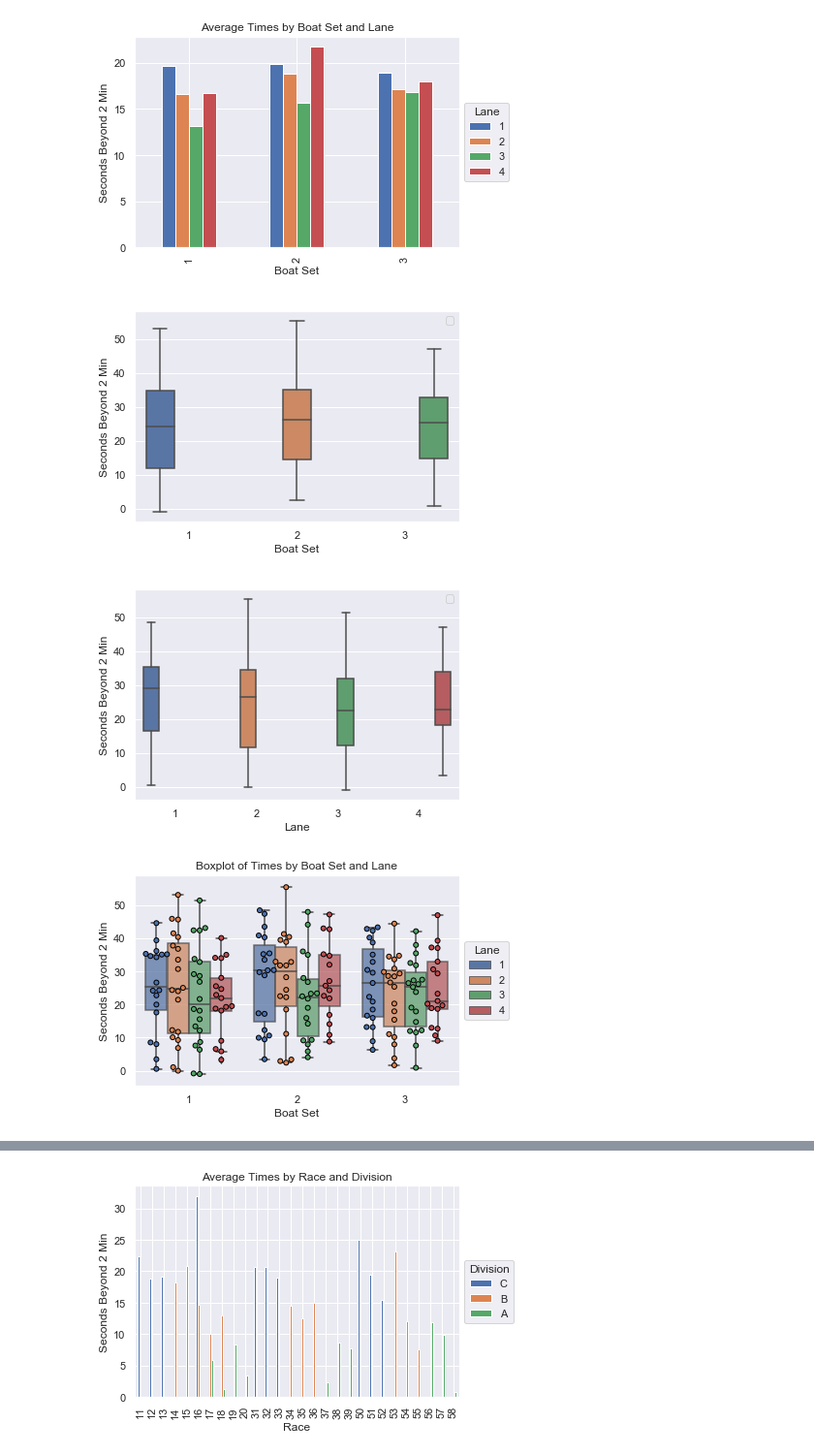
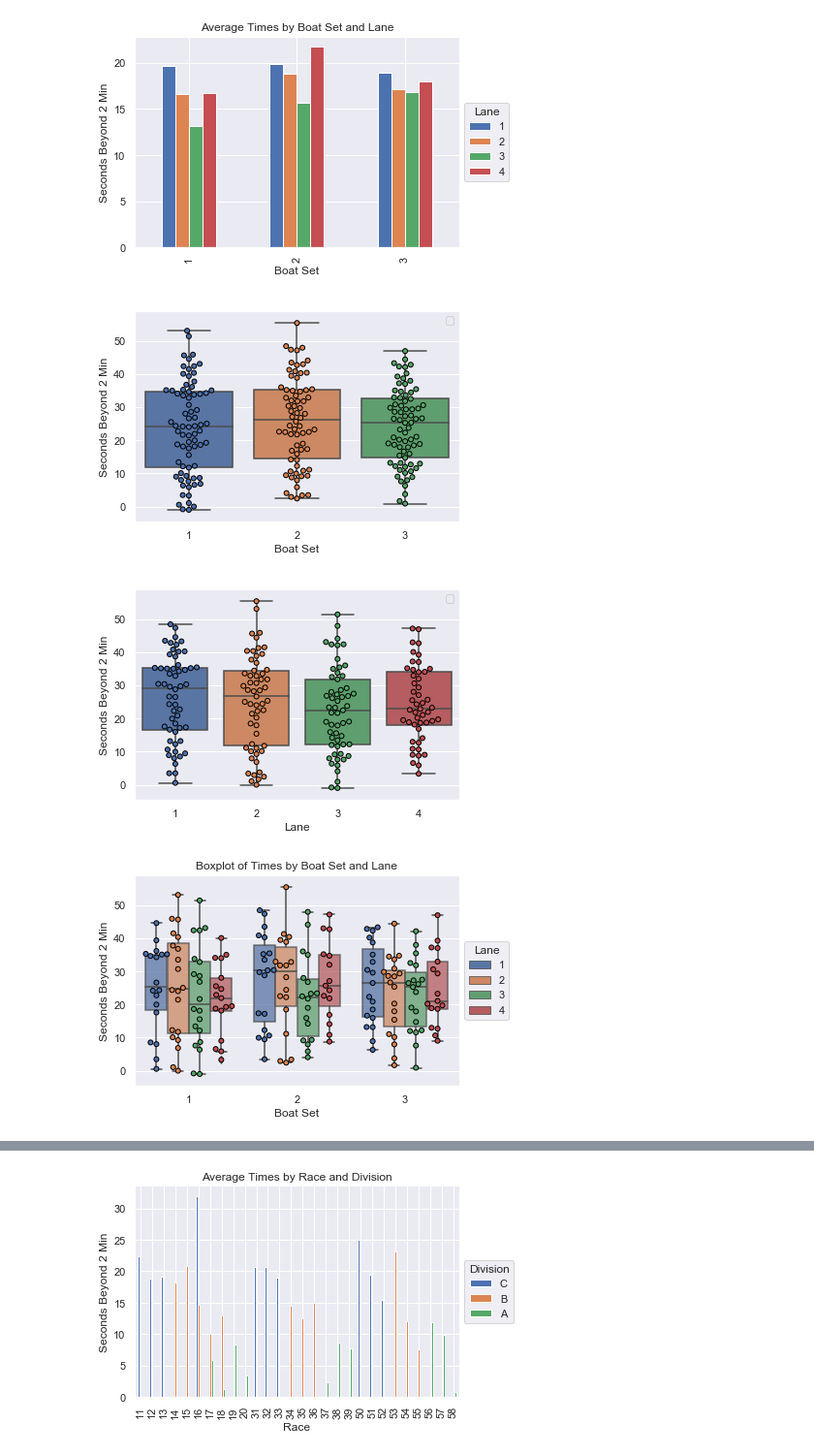
Before and after one commit to AMWen/dragon_boat, a Jupyter notebook: BostonFestival2019.ipynb, the cells around one changed output, grey strips where cells are left out. Shown: that part at 97% size. Cells and saved outputs as stored; diff of their text form; code cells hidden in the pictures.

```diff
--- a/BostonFestival2019.ipynb
+++ b/BostonFestival2019.ipynb
@@ -243,31 +243,33 @@ Name: Seconds, dtype: float64
 # %%
 ## What if you do boxplot and look at median times?
 ## Boxplot of times according to set of boats
-sns.boxplot(x='Boat', y='Seconds', data=bostondb, hue='Boat')
+sns.boxplot(x='Boat', y='Seconds', data=bostondb)
+sns.swarmplot(x='Boat', y='Seconds', data=bostondb, dodge=True, edgecolor='black', linewidth=1)
 plt.xlabel('Boat Set')
 plt.ylabel('Seconds Beyond 2 Min')
 plt.legend('')
 plt.show()
 
 ## Boxplot of times according to lane
-sns.boxplot(x='Lane', y='Seconds', data=bostondb, hue='Lane')
+sns.boxplot(x='Lane', y='Seconds', data=bostondb)
+sns.swarmplot(x='Lane', y='Seconds', data=bostondb, dodge=True, edgecolor='black', linewidth=1)
 plt.xlabel('Lane')
 plt.ylabel('Seconds Beyond 2 Min')
 plt.legend('')
 plt.show()
 
 ## Boxplot of times according to both set of boats and lane
 ax = sns.boxplot(x='Boat', y='Seconds', data=bostondb, hue='Lane', boxprops=dict(alpha=0.75))
 sns.swarmplot(x='Boat', y='Seconds', data=bostondb, hue='Lane', dodge=True, edgecolor='black', linewidth=1)
 handles, labels = ax.get_legend_handles_labels()
 plt.xlabel('Boat Set')
 plt.ylabel('Seconds Beyond 2 Min')
 plt.title('Boxplot of Times by Boat Set and Lane')
 plt.legend(loc='center left', bbox_to_anchor=(1, 0.5), title='Lane', handles=handles[:4], labels=labels[:4])
 plt.show()
 # %% [output]
-[figure, old version]
+[figure, new version]
-[figure, old version]
+[figure, new version]
 [figure]
 # %%
 ## What if you do median time considering just Divisions A-C?
```
Also changed, not shown: parts of 2 cells of this notebook.
